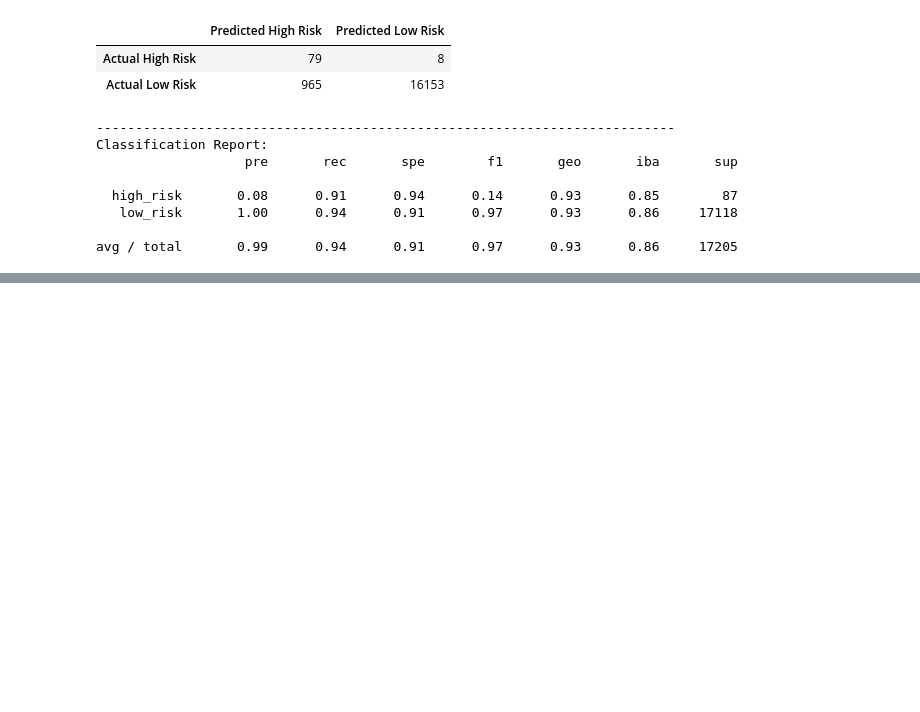
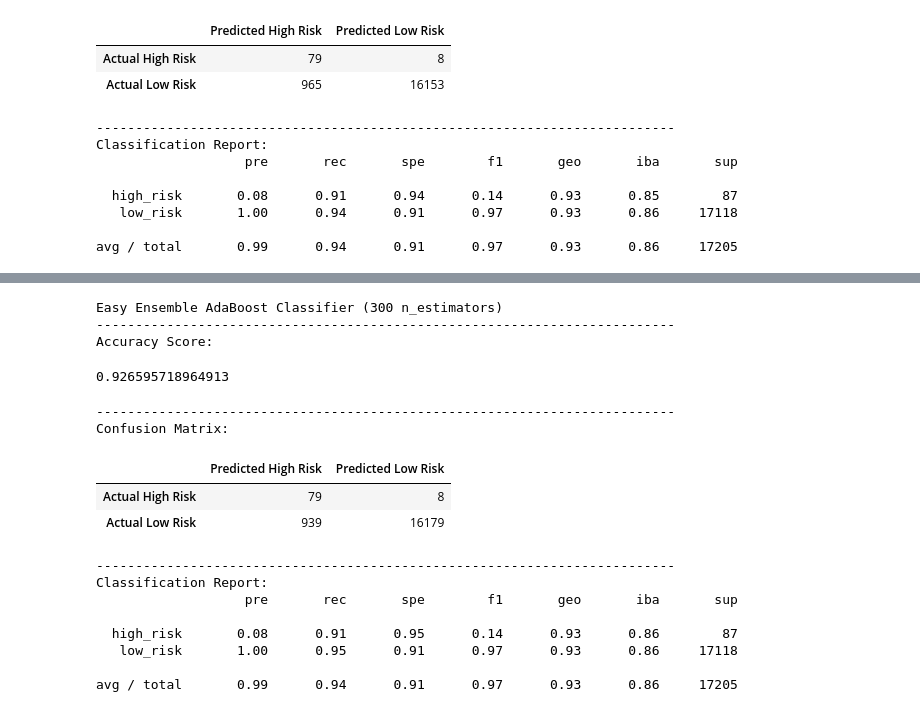
Before and after one commit to jayjohnson526/Credit_Risk_Analysis, a Jupyter notebook: credit_risk_ensemble.ipynb, the cells around one changed output, grey strips where cells are left out. Drawn from its saved outputs; the diff is of its cells as text; code cells hidden in the pictures; blank space fills up the shorter version.

```diff
--- a/credit_risk_ensemble.ipynb
+++ b/credit_risk_ensemble.ipynb
@@ -341,0 +346,5 @@ summary_df
+# %%
+# Train the EasyEnsembleClassifier
+from imblearn.ensemble import EasyEnsembleClassifier
+easy_ensemble = EasyEnsembleClassifier(n_estimators = 300, random_state=1)
+easy_ensemble = easy_ensemble.fit(X_train, y_train)
@@ -341,0 +364,36 @@ summary_df
+# %%
+# Print the imbalanced classification report
+
+cm = confusion_matrix(y_test, y_pred)
+cm_df = pd.DataFrame(
+    cm, index=["Actual High Risk", "Actual Low Risk"], columns=["Predicted High Risk", "Predicted Low Risk"]
+)
+
+print(f'Easy Ensemble AdaBoost Classifier (300 n_estimators)')
+print(f'--------------------------------------------------------------------------')
+print(f'Accuracy Score: ')
+display(ensemble_score)
+print(f'--------------------------------------------------------------------------')
+print(f'Confusion Matrix:')
+display(cm_df)
+print(f'--------------------------------------------------------------------------')
+print(f'Classification Report:')
+print(classification_report_imbalanced(y_test, y_pred))
+# %% [output]
+Easy Ensemble AdaBoost Classifier (300 n_estimators)
+--------------------------------------------------------------------------
+Accuracy Score:
+0.926595718964913
+--------------------------------------------------------------------------
+Confusion Matrix:
+|  | Predicted High Risk | Predicted Low Risk |
+| Actual High Risk | 79 | 8 |
+| Actual Low Risk | 939 | 16179 |
+--------------------------------------------------------------------------
+Classification Report:
+                   pre       rec       spe        f1       geo       iba       sup
+
+  high_risk       0.08      0.91      0.95      0.14      0.93      0.86        87
+   low_risk       1.00      0.95      0.91      0.97      0.93      0.86     17118
+
+avg / total       0.99      0.94      0.91      0.97      0.93      0.86     17205
```
Also changed, not shown: parts of 5 cells of this notebook, 7 other files.
